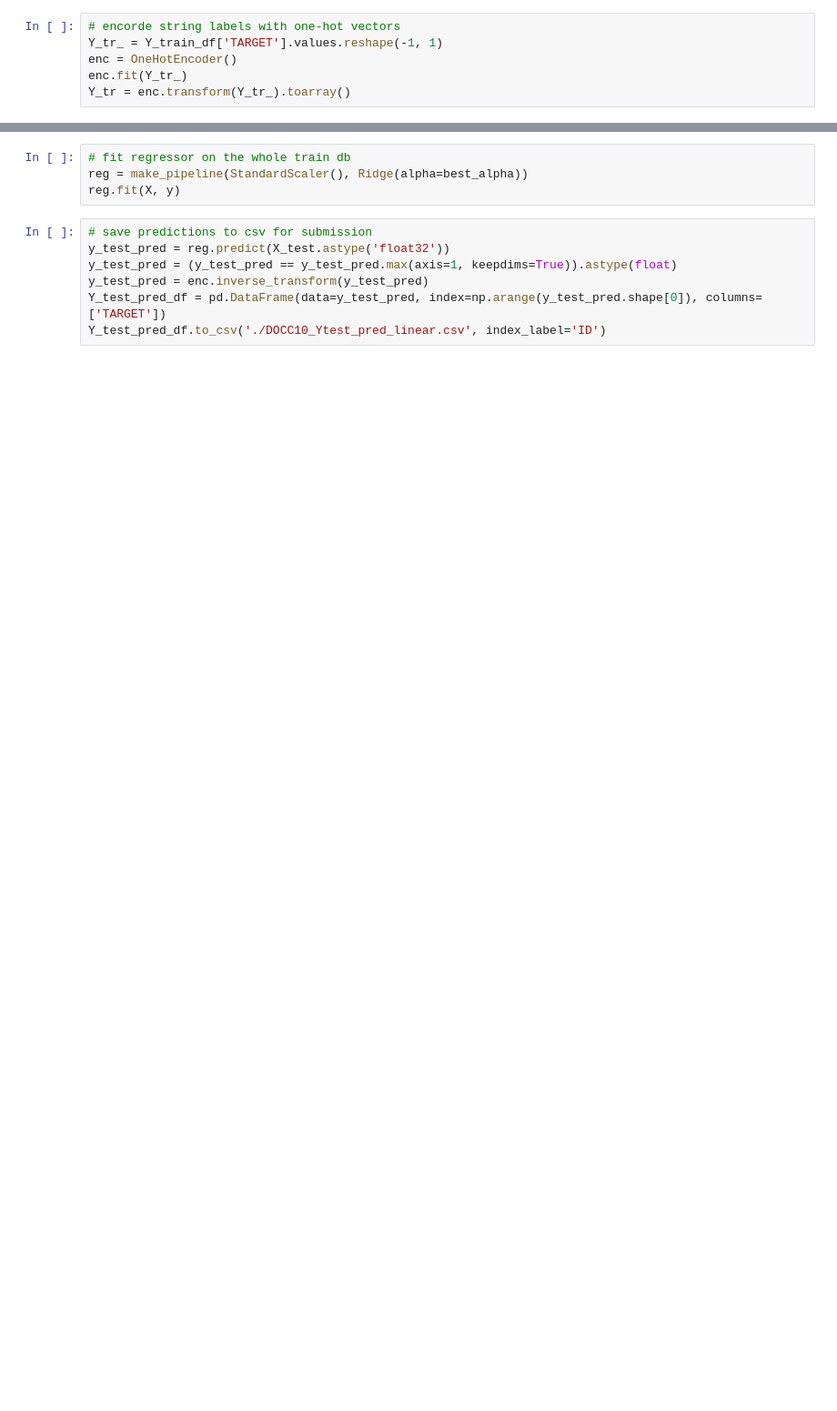
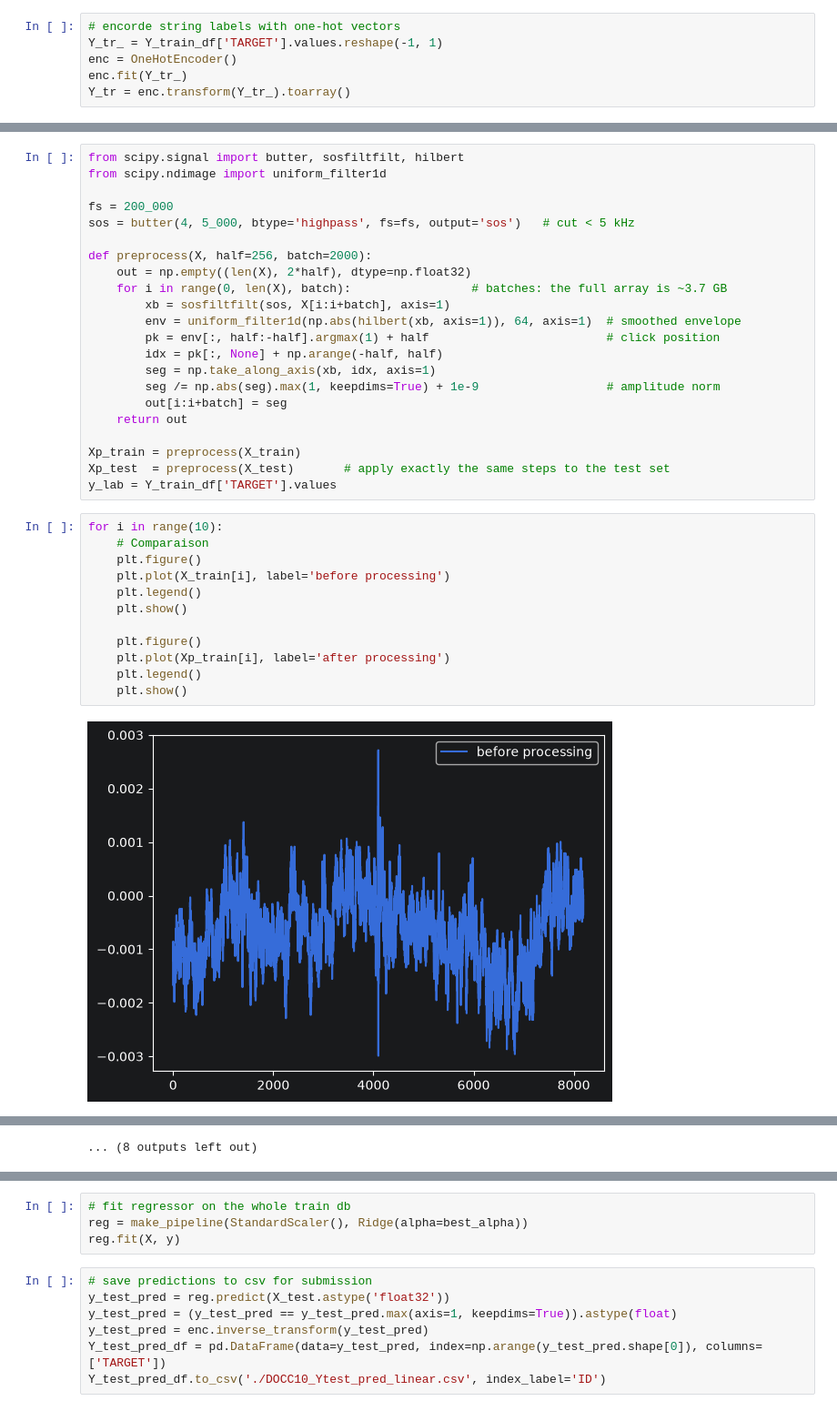
Before and after one commit to atwaomar/dolphins, a Jupyter notebook: DOCC10.ipynb, the cells around one changed output, grey strips where cells are left out. Shown at 91% size. Drawn from its saved outputs; the diff is of its cells as text; blank space fills up the shorter version.

```diff
--- a/DOCC10.ipynb
+++ b/DOCC10.ipynb
@@ -32,0 +100,36 @@ X.shape, y.shape
+# %%
+from scipy.signal import butter, sosfiltfilt, hilbert
+from scipy.ndimage import uniform_filter1d
+
+fs = 200_000
+sos = butter(4, 5_000, btype='highpass', fs=fs, output='sos')   # cut < 5 kHz
+
+def preprocess(X, half=256, batch=2000):
+    out = np.empty((len(X), 2*half), dtype=np.float32)
+    for i in range(0, len(X), batch):                 # batches: the full array is ~3.7 GB
+        xb = sosfiltfilt(sos, X[i:i+batch], axis=1)
+        env = uniform_filter1d(np.abs(hilbert(xb, axis=1)), 64, axis=1)  # smoothed envelope
+        pk = env[:, half:-half].argmax(1) + half                         # click position
+        idx = pk[:, None] + np.arange(-half, half)
+        seg = np.take_along_axis(xb, idx, axis=1)
+        seg /= np.abs(seg).max(1, keepdims=True) + 1e-9                  # amplitude norm
+        out[i:i+batch] = seg
+    return out
+
+Xp_train = preprocess(X_train)
+Xp_test  = preprocess(X_test)       # apply exactly the same steps to the test set
+y_lab = Y_train_df['TARGET'].values
+# %%
+for i in range(10):
+    # Comparaison
+    plt.figure()
+    plt.plot(X_train[i], label='before processing')
+    plt.legend()
+    plt.show()
+
+    plt.figure()
+    plt.plot(Xp_train[i], label='after processing')
+    plt.legend()
+    plt.show()
+# %% [output]
+[figure, added]
@@ -32,0 +147 @@ X.shape, y.shape
+... (8 outputs left out)
```
Also changed, not shown: parts of 10 cells of this notebook.
